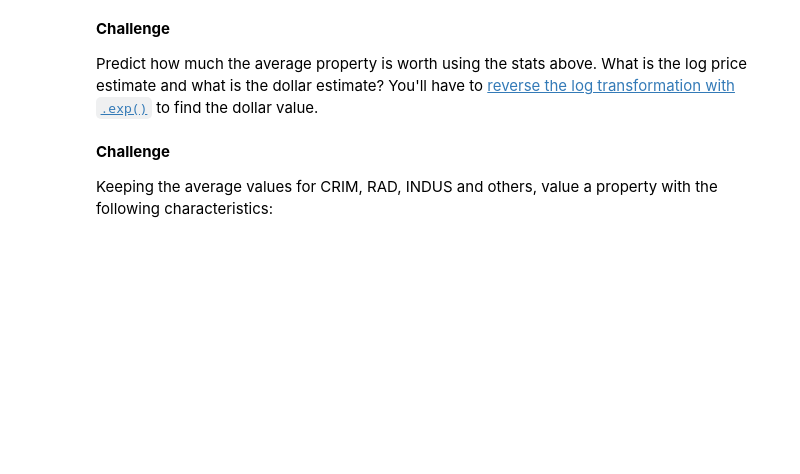
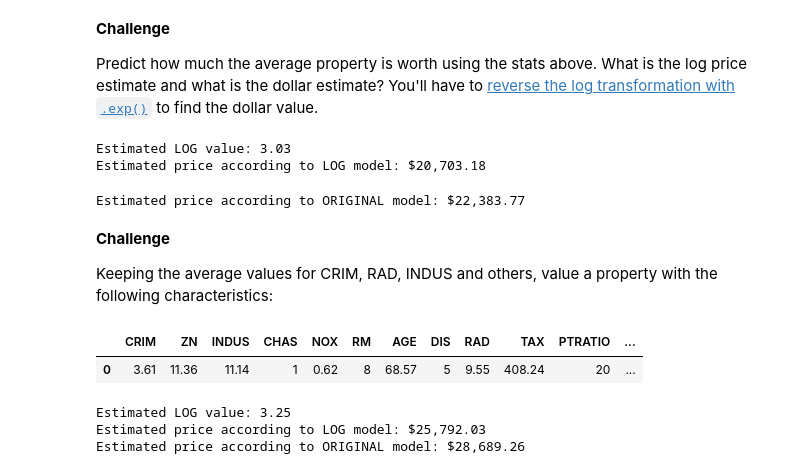
Before and after one commit to halilcodes/house-price-predictor, a Jupyter notebook: Multivariable_Regression_and_Valuation_Model_(start).ipynb, the cells around one changed output. Saved outputs shown, nothing was run; the diff lists cells and outputs as text; code cells hidden in the pictures; blank space fills up the shorter version.

```diff
--- a/Multivariable_Regression_and_Valuation_Model_(start).ipynb
+++ b/Multivariable_Regression_and_Valuation_Model_(start).ipynb
@@ -714,6 +812,23 @@ property_stats
 **Challenge**
 
 Predict how much the average property is worth using the stats above. What is the log price estimate and what is the dollar estimate? You'll have to [reverse the log transformation with `.exp()`](https://numpy.org/doc/stable/reference/generated/numpy.exp.html?highlight=exp#numpy.exp) to find the dollar value.
+# %%
+# according to our log price model
+
+log_estimate = log_regr.predict(property_stats)[0]
+print(f"Estimated LOG value: {log_estimate:.3}")
+log_dollar = np.exp(log_estimate) * 1000
+print(f"Estimated price according to LOG model: ${log_dollar:,.7}")
+# %% [output]
+Estimated LOG value: 3.03
+Estimated price according to LOG model: $20,703.18
+# %%
+# according to our originaml model
+
+original_predict = reg.predict(property_stats)[0]
+print(f"Estimated price according to ORIGINAL model: ${original_predict * 1000:,.7}")
+# %% [output]
+Estimated price according to ORIGINAL model: $22,383.77
 # %% [markdown]
 **Challenge**
 
@@ -730,0 +844,37 @@ amount_of_poverty =  data.LSTAT.quantile(q=0.25) # low
+# %%
+# Solution:
+
+
+# 1- change stats accordingly
+property_stats['RM'] = nr_rooms
+property_stats['PTRATIO'] = students_per_classroom
+property_stats['DIS'] = distance_to_town
+
+if next_to_river:
+    property_stats['CHAS'] = 1
+else:
+    property_stats['CHAS'] = 0
+
+property_stats['NOX'] = pollution
+property_stats['LSTAT'] = amount_of_poverty
+
+property_stats
+# %% [output]
+|  | CRIM | ZN | INDUS | CHAS | NOX | RM | AGE | DIS | RAD | TAX | PTRATIO | ... |
+| 0 | 3.61 | 11.36 | 11.14 | 1 | 0.62 | 8 | 68.57 | 5 | 9.55 | 408.24 | 20 | ... |
+# %%
+# the rest is a copy-paste
+
+# according to our log price model
+log_estimate = log_regr.predict(property_stats)[0]
+print(f"Estimated LOG value: {log_estimate:.3}")
+log_dollar = np.exp(log_estimate) * 1000
+print(f"Estimated price according to LOG model: ${log_dollar:,.7}")
+
+# according to our originaml model
+original_predict = reg.predict(property_stats)[0]
+print(f"Estimated price according to ORIGINAL model: ${original_predict * 1000:,.7}")
+# %% [output]
+Estimated LOG value: 3.25
+Estimated price according to LOG model: $25,792.03
+Estimated price according to ORIGINAL model: $28,689.26
```
Also changed, not shown: parts of 9 cells of this notebook.
